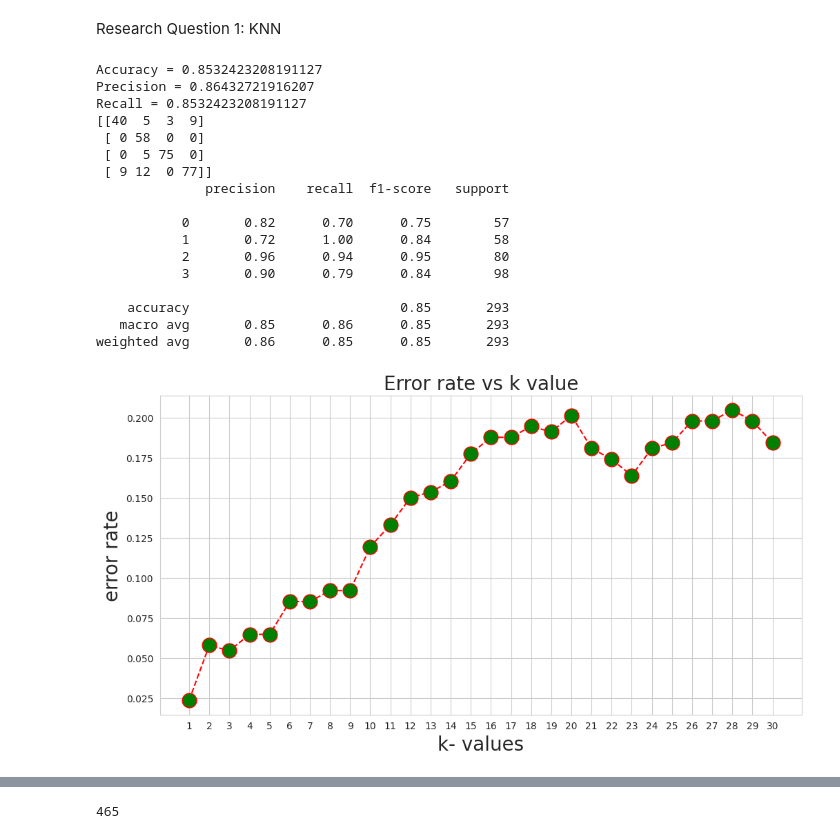
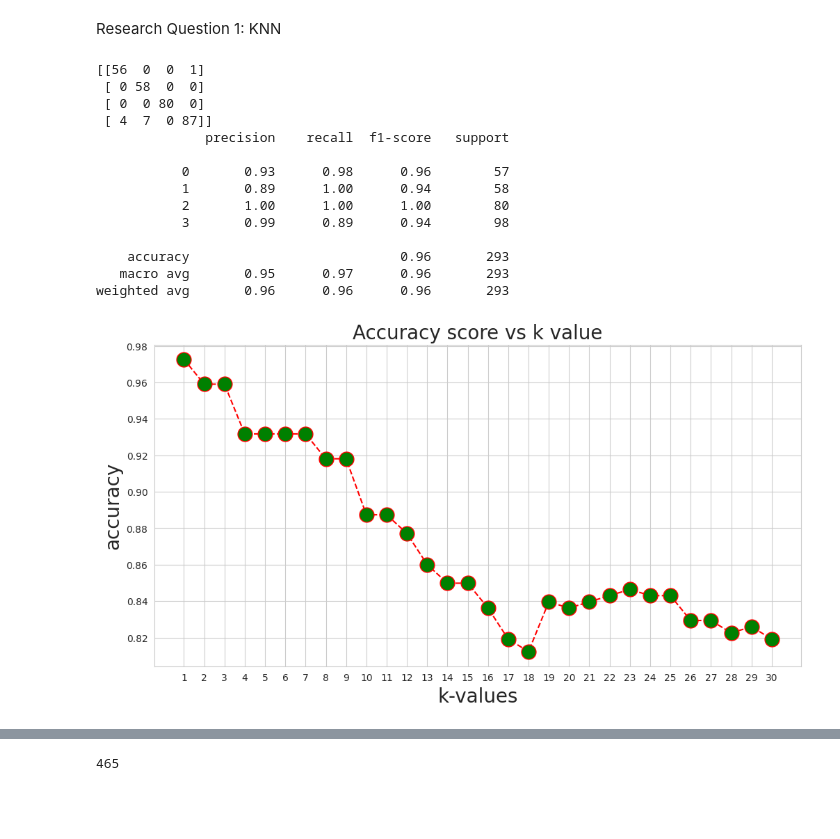
Before and after one commit to Yutong-Lu/Datathon-1, a Jupyter notebook: Yutong_Datathon_1.ipynb, the cells around one changed output, grey strips where cells are left out. Drawn from its saved outputs; the diff is of its cells as text; code cells hidden in the pictures; blank space fills up the shorter version.

```diff
--- a/Yutong_Datathon_1.ipynb
+++ b/Yutong_Datathon_1.ipynb
@@ -109,8 +109,8 @@ from sklearn.metrics import classification_report, confusion_matrix
 # %%
 # Split the data
 
-X = df[['Age','Gender','Air Pollution', 'Alcohol Usage', 'Genetic Risk',
-        'Lung Disease', 'Obesity', 'Smoking', 'Passive Smoker', 'Chest Pain',
+X = df[['Age', 'Alcohol Usage', 'Genetic Risk', 'Lung Disease',
+        'Obesity', 'Smoking', 'Passive Smoker', 'Chest Pain',
         'Coughing of Blood']]
 y = df['Severity']
 
@@ -121,7 +121,7 @@ X_train = scaler.fit_transform(X_train)
 X_test = scaler.transform(X_test)
 
 # Apply KNN
-knn = KNeighborsClassifier(n_neighbors=21)
+knn = KNeighborsClassifier(n_neighbors=3)
 knn.fit(X_train, y_train)
 
 # Predict using the test data
@@ -131,40 +131,37 @@ y_pred = knn.predict(X_test)
 print(confusion_matrix(y_test, y_pred))
 print(classification_report(y_test, y_pred))
 # %% [output]
-Accuracy = 0.8532423208191127
-Precision = 0.86432721916207
-Recall = 0.8532423208191127
-[[40  5  3  9]
+[[56  0  0  1]
  [ 0 58  0  0]
- [ 0  5 75  0]
- [ 9 12  0 77]]
+ [ 0  0 80  0]
+ [ 4  7  0 87]]
               precision    recall  f1-score   support
 
-           0       0.82      0.70      0.75        57
-           1       0.72      1.00      0.84        58
-           2       0.96      0.94      0.95        80
-           3       0.90      0.79      0.84        98
+           0       0.93      0.98      0.96        57
+           1       0.89      1.00      0.94        58
+           2       1.00      1.00      1.00        80
+           3       0.99      0.89      0.94        98
 
-    accuracy                           0.85       293
-   macro avg       0.85      0.86      0.85       293
-weighted avg       0.86      0.85      0.85       293
+    accuracy                           0.96       293
+   macro avg       0.95      0.97      0.96       293
+weighted avg       0.96      0.96      0.96       293
 # %%
-error_rate=[]#list that will store the average error rate value of k
+accuracy=[] #list that will store the accuracy score value of k
 for i in range (1,31):  #Took the range of k from 1 to 30
-    clf=KNeighborsClassifier(n_neighbors=i)
-    clf.fit(X_train,y_train)
-    predict_i=clf.predict(X_test)
-    error_rate.append(np.mean(predict_i!=y_test))
-error_rate
+    knn=KNeighborsClassifier(n_neighbors=i)
+    knn.fit(X_train,y_train)
+    y_pred =knn.predict(X_test)
+    accuracy.append(accuracy_score(y_test, y_pred))
+accuracy
 
-#plotting the error rate vs k graph
+#plotting the accuracy vs k graph
 plt.figure(figsize=(12,6))
-plt.plot(range(1,31),error_rate,marker="o",markerfacecolor="green",
+plt.plot(range(1,31),accuracy,marker="o",markerfacecolor="green",
          linestyle="dashed",color="red",markersize=15)
-plt.title("Error rate vs k value",fontsize=20)
-plt.xlabel("k- values",fontsize=20)
-plt.ylabel("error rate",fontsize=20)
+plt.title("Accuracy score vs k value",fontsize=20)
+plt.xlabel("k-values",fontsize=20)
+plt.ylabel("accuracy",fontsize=20)
 plt.xticks(range(1,31))
 plt.show()
 # %% [output]
-[figure, old version]
+[figure, new version]
```
Also changed, not shown: parts of 3 cells of this notebook.
